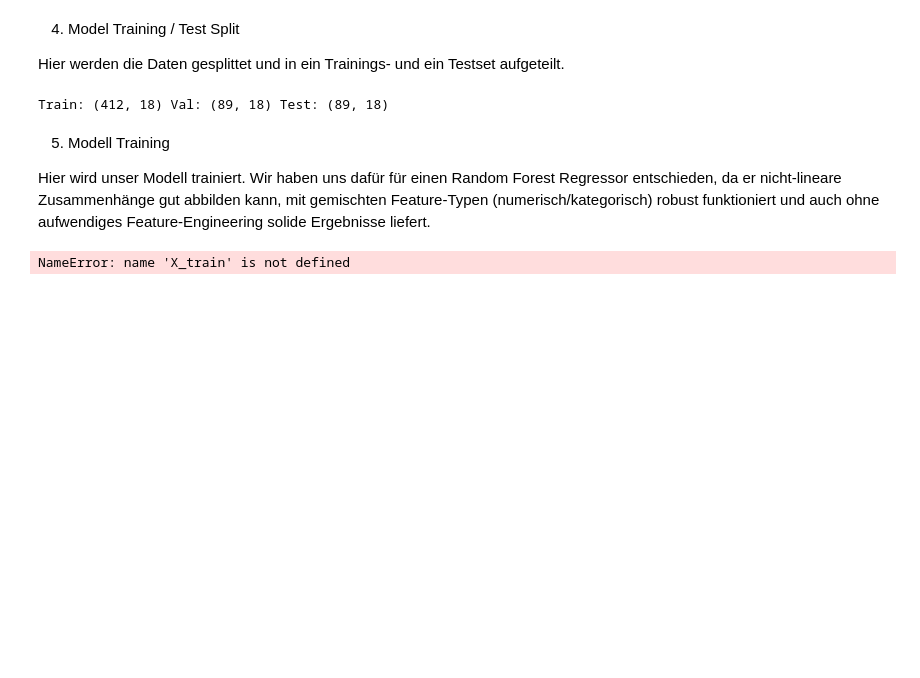
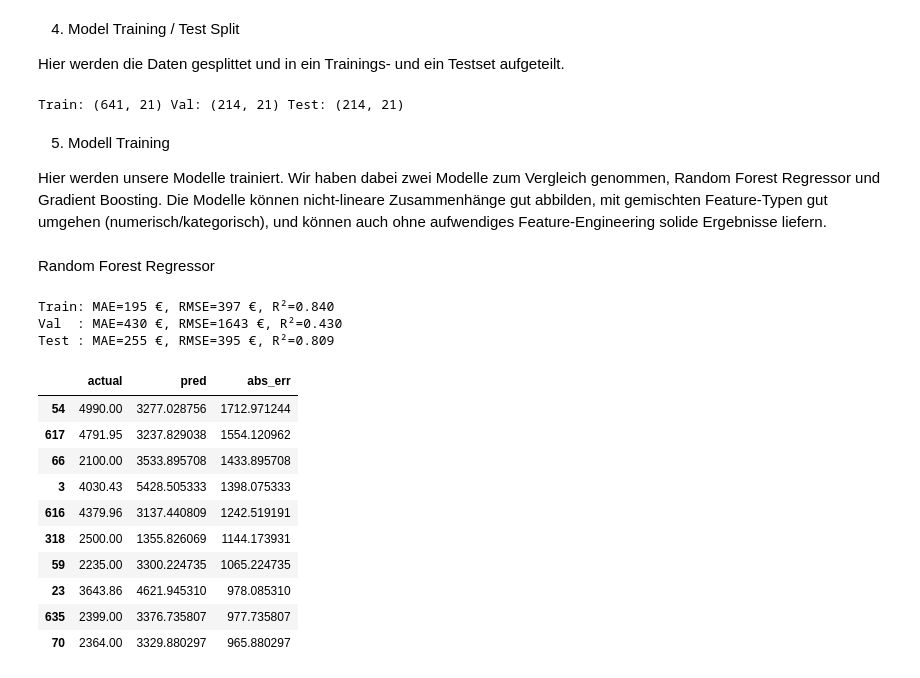
Before and after one commit to DavidKrstevski/big-data, a Jupyter notebook: main.ipynb, the cells around one changed output. Cells and saved outputs as stored; diff of their text form; code cells hidden in the pictures; blank space fills up the shorter version.

```diff
--- a/main.ipynb
+++ b/main.ipynb
@@ -668,9 +668,11 @@ KeyboardInterrupt:
 
 Hier werden True/False-Spalten (z. B. ob es einen Fahrstuhl gibt oder nicht) auf 1 bzw. 0 gemappt.
 # %%
-df_model = df.copy()
+import pandas as pd
 
-df_model = df_model.dropna(subset=["preis", "wohnfläche", "zimmer", "Bezirk"])
+df_model = pd.read_csv("wohnungen_merged_all.csv")
+
+df_model = df_model.dropna(subset=["preis", "wohnfläche", "zimmer", "bezirk"])
 
 # true/false columns
 bool_cols = ["einbauküche", "fahrstuhl", "balkon", "terrasse", "garage", "parkplatz", "teilmöbliert_/_möbliert"]
@@ -682,7 +684,7 @@ for c in cat_cols:
     df_model[c] = df_model[c].fillna("Unknown").astype(str)
 
 
-X = df_model[["wohnfläche", "zimmer", "Bezirk",
+X = df_model[["wohnfläche", "zimmer", "bezirk",
               "einbauküche", "fahrstuhl", "balkon", "terrasse",
               "garage", "parkplatz", "teilmöbliert_/_möbliert",
               "bautyp", "zustand"]]
@@ -699,23 +701,25 @@ from sklearn.model_selection import train_test_split
 
 X_trainval, X_test, y_trainval, y_test = train_test_split(
     X, y,
-    test_size=0.15,
+    test_size=0.2,
     random_state=42
 )
 
 X_train, X_val, y_train, y_val = train_test_split(
     X_trainval, y_trainval,
-    test_size=0.15 / 0.85,
+    test_size=0.2 / 0.8,
     random_state=42
 )
 
 print("Train:", X_train.shape, "Val:", X_val.shape, "Test:", X_test.shape)
 # %% [output]
-Train: (412, 18) Val: (89, 18) Test: (89, 18)
+Train: (641, 21) Val: (214, 21) Test: (214, 21)
 # %% [markdown]
 5. Modell Training
 
-Hier wird unser Modell trainiert. Wir haben uns dafür für einen Random Forest Regressor entschieden, da er nicht-lineare Zusammenhänge gut abbilden kann, mit gemischten Feature-Typen (numerisch/kategorisch) robust funktioniert und auch ohne aufwendiges Feature-Engineering solide Ergebnisse liefert.
+Hier werden unsere Modelle trainiert. Wir haben dabei zwei Modelle zum Vergleich genommen, Random Forest Regressor und Gradient Boosting. Die Modelle können nicht-lineare Zusammenhänge gut abbilden, mit gemischten Feature-Typen gut umgehen (numerisch/kategorisch), und können auch ohne aufwendiges Feature-Engineering solide Ergebnisse liefern.
+# %% [markdown]
+Random Forest Regressor
 # %%
 from sklearn.ensemble import RandomForestRegressor
 from sklearn.metrics import mean_absolute_error, mean_squared_error, r2_score
@@ -723,32 +727,46 @@ from sklearn.metrics import mean_absolute_error, mean_squared_error, r2_score
 # Train
 rf = RandomForestRegressor(
     n_estimators=600,
     random_state=42,
     n_jobs=-1,
-    min_samples_leaf=2
+    min_samples_leaf=5,
+    max_depth=15
 )
 
 rf.fit(X_train, y_train)
 
 # Evaluate
 def eval_split(name, Xp, yp):
     pred = rf.predict(Xp)
     mae = mean_absolute_error(yp, pred)
     rmse = np.sqrt(mean_squared_error(yp, pred))
     r2 = r2_score(yp, pred)
     print(f"{name}: MAE={mae:.0f} €, RMSE={rmse:.0f} €, R²={r2:.3f}")
     return pred
 
 pred_train = eval_split("Train", X_train, y_train)
 pred_val   = eval_split("Val  ", X_val, y_val)
 pred_test  = eval_split("Test ", X_test, y_test)
 
 test_err = pd.DataFrame({
     "actual": y_test.values,
     "pred": pred_test,
     "abs_err": np.abs(y_test.values - pred_test),
 }, index=y_test.index).sort_values("abs_err", ascending=False)
 
 test_err.head(10)
 # %% [output]
-NameError: name 'X_train' is not defined
+Train: MAE=195 €, RMSE=397 €, R²=0.840
+Val  : MAE=430 €, RMSE=1643 €, R²=0.430
+Test : MAE=255 €, RMSE=395 €, R²=0.809
+|  | actual | pred | abs_err |
+| 54 | 4990.00 | 3277.028756 | 1712.971244 |
+| 617 | 4791.95 | 3237.829038 | 1554.120962 |
+| 66 | 2100.00 | 3533.895708 | 1433.895708 |
+| 3 | 4030.43 | 5428.505333 | 1398.075333 |
+| 616 | 4379.96 | 3137.440809 | 1242.519191 |
+| 318 | 2500.00 | 1355.826069 | 1144.173931 |
+| 59 | 2235.00 | 3300.224735 | 1065.224735 |
+| 23 | 3643.86 | 4621.945310 | 978.085310 |
+| 635 | 2399.00 | 3376.735807 | 977.735807 |
+| 70 | 2364.00 | 3329.880297 | 965.880297 |
```
Also changed, not shown: parts of 2 cells of this notebook, 33 other files.
